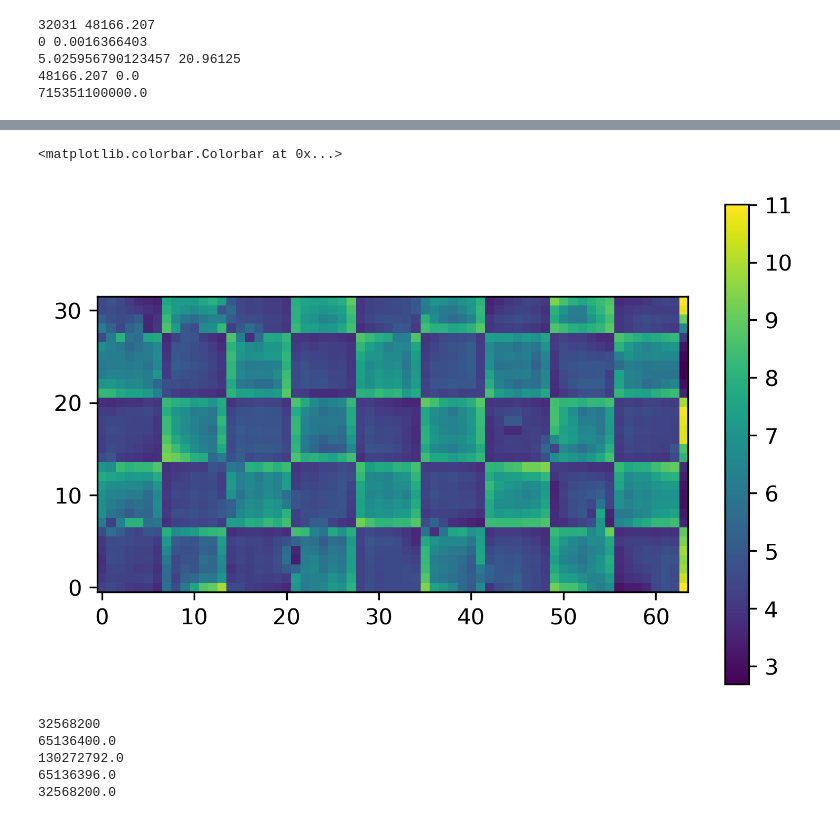
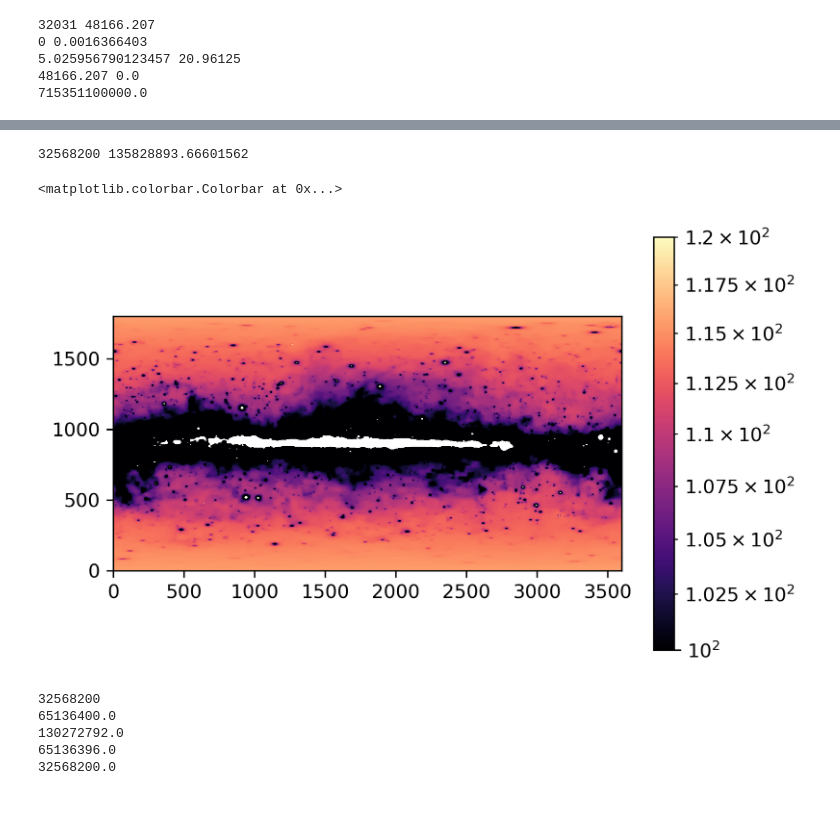
Before and after one commit to sparkofreason/fermi, a Jupyter notebook: fermi.ipynb, the cells around one changed output, grey strips where cells are left out. Drawn from its saved outputs; the diff is of its cells as text; code cells hidden in the pictures.

```diff
--- a/fermi.ipynb
+++ b/fermi.ipynb
@@ -147,9 +133,19 @@ def haar(arr, jmin=0):
         ds.append(d)
     return a, hs, vs, ds
 # %%
-cdf = numpy.vectorize(ncx2.cdf)
-sf = numpy.vectorize(ncx2.sf)
+#cdf_vec = numpy.vectorize(ncx2.cdf)
+#sf_vec = numpy.vectorize(ncx2.sf)
+def cdf(x, df, nc):
+    return stats.pchisq(x, df, nc)
+def sf(x, df, nc):
+    return 1 - cdf(x, df, nc)
+cdf_vec = numpy.vectorize(cdf)
+sf_vec = numpy.vectorize(sf)
+#cdf_vec = dask.gufunc(cdf, signature="(i),(j),(i)->(i)", output_dtypes=[float], vectorize=True)
+#sf_vec = dask.gufunc(sf, signature="(i),(i),(i)->(i)", output_dtypes=[float], vectorize=True)
+
 def threshold_mask(J, j, alpha, d_obs, d, mu1, mu2):
+    print("threshold_mask")
     mu1_2 = 2*mu1
     mu2_2 = 2*mu2
     n_1a = (d_obs >= d) & (d_obs > 0)
@@ -162,12 +158,17 @@ def threshold_mask(J, j, alpha, d_obs, d, mu1, mu2):
     df_2a = df_nominal[n_2a] + 2
     df_2b = numpy.abs(df_nominal[n_2b])
     p = numpy.ones(d_obs.shape)
+
+    print("1a")
     if (df_1a.size > 0):
         p[n_1a] = cdf(mu1_2[n_1a], df_1a, mu2_2[n_1a])
+    print("1b")
     if (df_1b.size > 0):
         p[n_1b] = sf(mu2_2[n_1b], df_1b, mu1_2[n_1b])
+    print("2a")
     if (df_2a.size > 0):
         p[n_2a] = sf(mu1_2[n_2a], df_2a, mu2_2[n_2a])
+    print("2b")
     if (df_2b.size > 0):
         p[n_2b] = cdf(mu2_2[n_2b], df_2b, mu1_2[n_2b])
     return p < alpha/2
@@ -181,23 +182,32 @@ def haar_threshold(counts, model, alpha, jmin=0):
     vs = []
     ds = []
     for j in range(J-1, jmin-1, -1):
+        print(j, "******************************")
         alpha_j = 1 - (1 - alpha)**(1/(2**(2*j))) #alpha/(2**(2*j))
         print(alpha_j)
+        print("sums")
         sums_counts = haar_sums_j(J, j, a_counts)
         a_counts, h_counts, v_counts, d_counts = haar_1(sums_counts)
         sums_model = haar_sums_j(J, j, a_model)
         a_model, h_model, v_model, d_model = haar_1(sums_model)
         (h1, h2), (v1, v2), (d1, d2) = sums_model
         f = 2**(J - j)
+
+        print("h threshold")
         hp = threshold_mask(J, j, alpha_j, h_counts, h_model, f*h1, f*h2)
         hr = h_counts[hp]
         h_model[hp] = hr
+
+        print("v threshold")
         vp = threshold_mask(J, j, alpha_j, v_counts, v_model, f*v1, f*v2)
         vr = v_counts[vp]
         v_model[vp] = vr
+
+        print("d threshold")
         dp = threshold_mask(J, j, alpha_j, d_counts, d_model, f*d1, f*d2)
         dr = d_counts[dp]
         d_model[dp] = dr
+
         hs.append(h_model)
         vs.append(v_model)
         ds.append(d_model)
@@ -261,11 +271,11 @@ def delta(n, row, col):
     arr[row, col] = 1
     return arr
 # %%
-count_model = checkers(32, 7)*1
-data_model = count_model*5
-count_data = numpy.vectorize(poisson.rvs)(data_model)
-a_model, hs_model, vs_model, ds_model = haar(count_model)
-a_data, hs_data, vs_data, ds_data = haar(count_data)
+#count_model = checkers(30, 7)*1
+#data_model = count_model + 20*delta(30, 15, 15)
+#count_data = numpy.vectorize(poisson.rvs)(data_model)
+#a_model, hs_model, vs_model, ds_model = haar(count_model)
+#a_data, hs_data, vs_data, ds_data = haar(count_data)
 # %%
 a, hs, vs, ds = haar_threshold(count_data, count_model, 0.001)
 # %% [output]
@@ -299,14 +307,17 @@ count_rec = inv_haar(a, hs, vs, ds)
 #plt.plot(count_data[900, 1700:1900])
 #plt.plot(numpy.subtract(count_data, count_rec)[5, :])
 #plt.plot(a[900, 1700:1900] - a_rec[899, 1700:1900])
+print(sum(sum(count_data)), sum(sum(count_rec)))
+# %% [output]
+32568200 135828893.66601562
 # %%
-foo = plt.imshow(numpy.divide(count_rec, count_model), origin='lower')
-#foo = plt.imshow(count_rec, origin='lower')
+foo = plt.imshow(numpy.subtract(count_rec ,count_model) + 100, cmap=plt.cm.magma, origin='lower', norm=colors.LogNorm(vmin = 100, vmax=120))
+#foo = plt.imshow(count_rec, origin='lower', cmap=plt.cm.magma, norm=colors.LogNorm(vmax=50))
 plt.colorbar(foo)
 #plt.plot(numpy.subtract(count_data, count_rec)[0, :])
 # %% [output]
 <matplotlib.colorbar.Colorbar at 0x...>
-[figure, old version]
+[figure, new version]
 # %%
 del a, hs, vs, ds
 # %%
```
Also changed, not shown: parts of 7 cells of this notebook, 1 other file.
